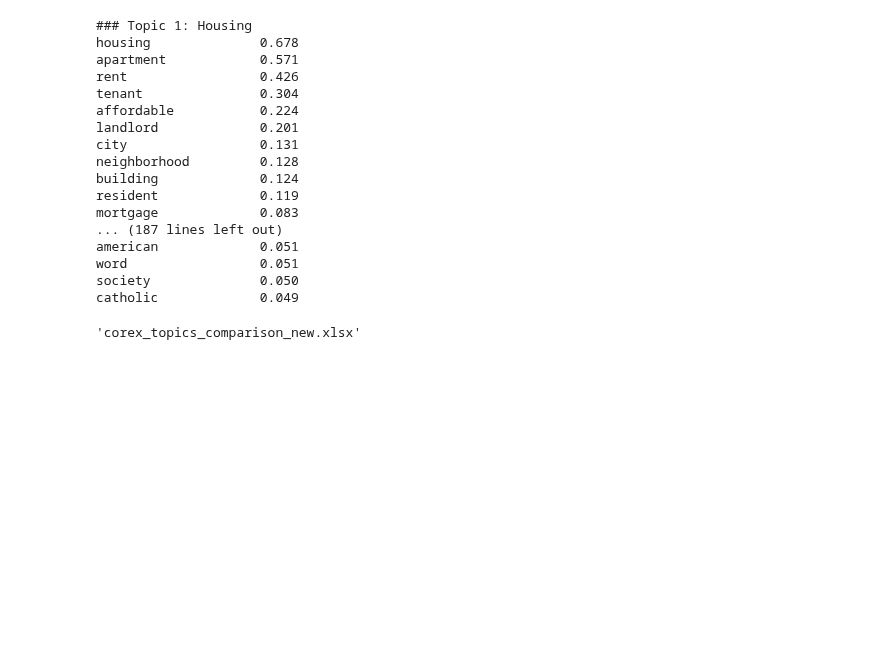
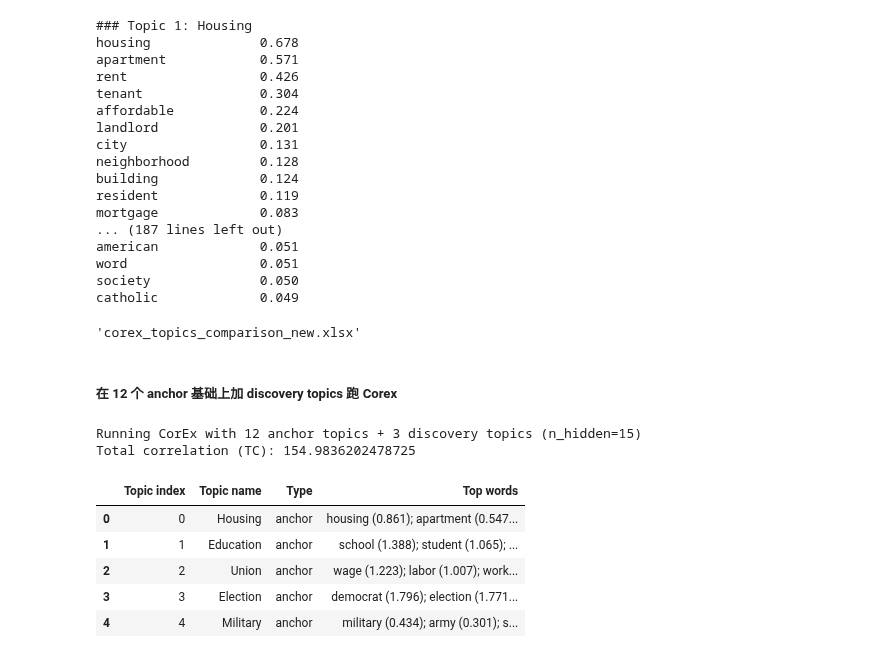
Before and after one commit to laurauguc/working_class_media_analysis, a Jupyter notebook: analysis/2.topic_analaysis/Corex_Guided Topic Modeling.ipynb, the cells around one changed output. Saved outputs shown, nothing was run; the diff lists cells and outputs as text; code cells hidden in the pictures; blank space fills up the shorter version.

```diff
--- a/analysis/2.topic_analaysis/Corex_Guided Topic Modeling.ipynb
+++ b/analysis/2.topic_analaysis/Corex_Guided Topic Modeling.ipynb
@@ -392,3 +392,5 @@ df.to_excel(output_path, index=False)
 output_path
 # %% [output]
 'corex_topics_comparison_new.xlsx'
+# %% [markdown]
+##### 在 12 个 anchor 基础上加 discovery topics 跑 Corex
@@ -394,0 +472,22 @@ output_path
+# %%
+# 12 anchor + 3 discovery = 15 topics
+corex_15, df_15 = run_corex_with_discovery(
+    X=X,
+    vocab=vocab,
+    anchor_indices_base=anchor_indices,
+    topic_names_base=topic_names,
+    n_discovery=3,
+    anchor_strength=5,   # could change to 3 if needed
+    n_words=15
+)
+
+df_15.head()
+# %% [output]
+Running CorEx with 12 anchor topics + 3 discovery topics (n_hidden=15)
+Total correlation (TC): 154.9836202478725
+|  | Topic index | Topic name | Type | Top words |
+| 0 | 0 | Housing | anchor | housing (0.861); apartment (0.547... |
+| 1 | 1 | Education | anchor | school (1.388); student (1.065); ... |
+| 2 | 2 | Union | anchor | wage (1.223); labor (1.007); work... |
+| 3 | 3 | Election | anchor | democrat (1.796); election (1.771... |
+| 4 | 4 | Military | anchor | military (0.434); army (0.301); s... |
```
Also changed, not shown: parts of 3 cells of this notebook.
